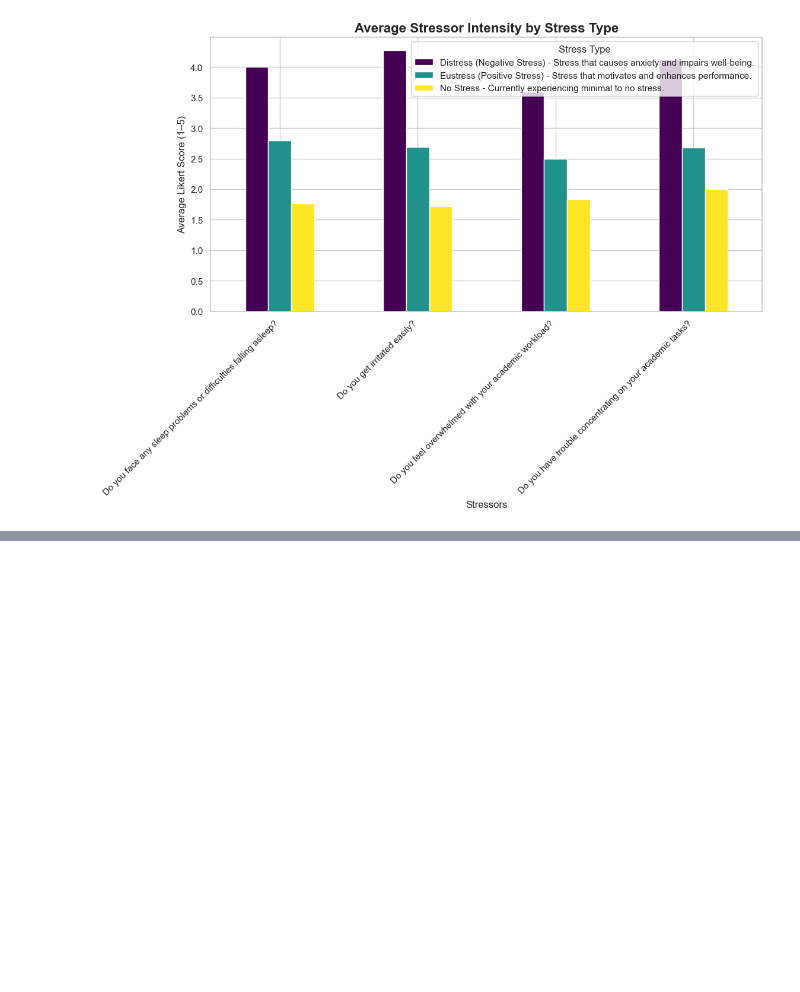
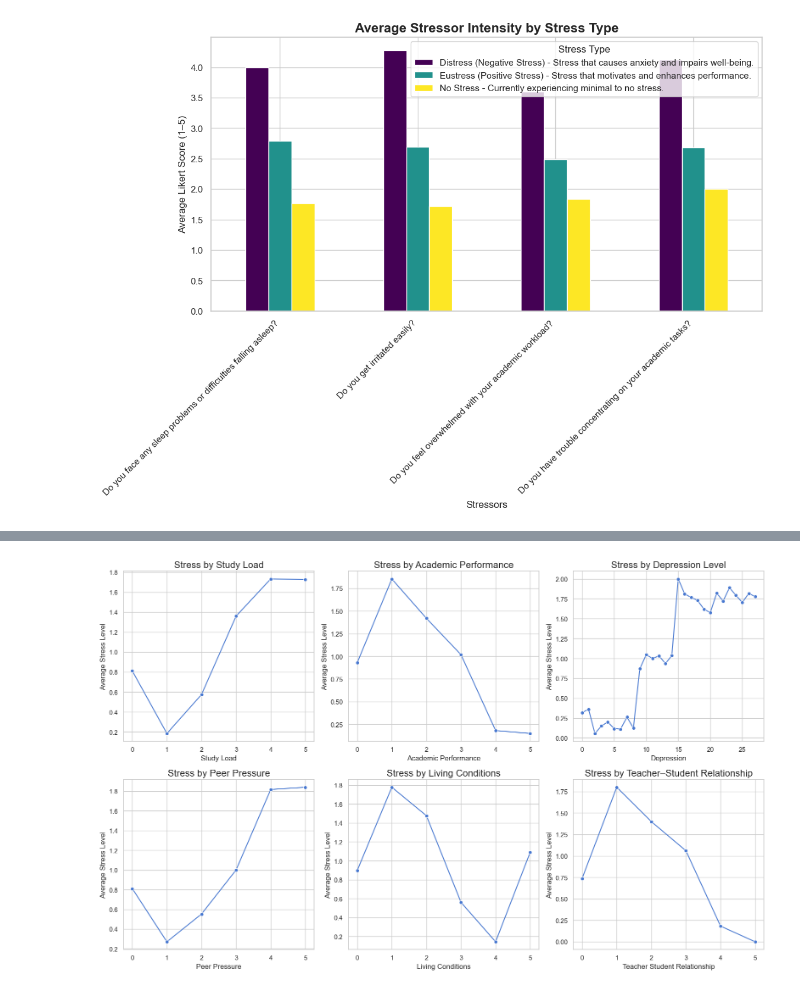
Before and after one commit to stojanovs/student_stress_monitoring, a Jupyter notebook: Student_Stress_Analysis.ipynb, the cells around one changed output, grey strips where cells are left out. Saved outputs shown, nothing was run; the diff lists cells and outputs as text; code cells hidden in the pictures; blank space fills up the shorter version.

```diff
--- a/Student_Stress_Analysis.ipynb
+++ b/Student_Stress_Analysis.ipynb
@@ -349,0 +381,19 @@ plt.show()
+# %%
+df = df_1
+ttest_factors = {
+    "Sleep Quality (Poor vs Good)": ("sleep_quality", [1,2], [4,5]),
+    "Bullying (Low vs High)": ("bullying", [1,2], [4,5]),
+    "Career Concerns (Low vs High)": ("future_career_concerns", [1,2], [4,5]),
+    "Mental Health History (0 vs 1)": ("mental_health_history", [0], [1])
+}
+
+results = []
+
+for label, (col, low_group, high_group) in ttest_factors.items():
+    low_vals = df[df[col].isin(low_group)]["stress_level"]
+    high_vals = df[df[col].isin(high_group)]["stress_level"]
+    t_stat, p_val = ttest_ind(low_vals, high_vals, equal_var=False)
+    results.append([label, t_stat, p_val])
+
+ttest_df = pd.DataFrame(results, columns=["Factor", "t-statistic", "p-value"])
+ttest_df
@@ -349,0 +477,41 @@ plt.show()
+# %%
+df = df_1
+factors = [
+    'study_load',
+    'academic_performance',
+    'depression',
+    'peer_pressure',
+    'living_conditions',
+    'teacher_student_relationship'
+]
+
+titles = [
+    "Stress by Study Load",
+    "Stress by Academic Performance",
+    "Stress by Depression Level",
+    "Stress by Peer Pressure",
+    "Stress by Living Conditions",
+    "Stress by Teacher–Student Relationship"
+]
+
+plt.figure(figsize=(16, 10))
+
+for i, factor in enumerate(factors):
+    avg_df = df.groupby(factor)['stress_level'].mean().reset_index()
+
+    plt.subplot(2, 3, i+1)
+    sns.lineplot(
+        x=factor,
+        y='stress_level',
+        data=avg_df,
+        marker='o'
+    )
+    plt.title(titles[i])
+    plt.xlabel(factor.replace("_", " ").title())
+    plt.ylabel("Average Stress Level")
+    plt.grid(True)
+
+plt.tight_layout()
+plt.show()
+# %% [output]
+[figure, added]
```
Also changed, not shown: parts of 12 cells of this notebook.
